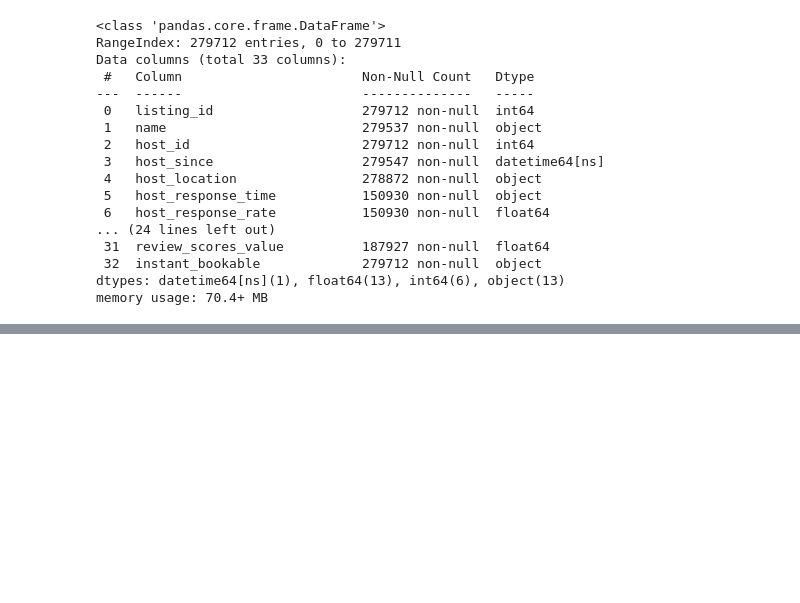
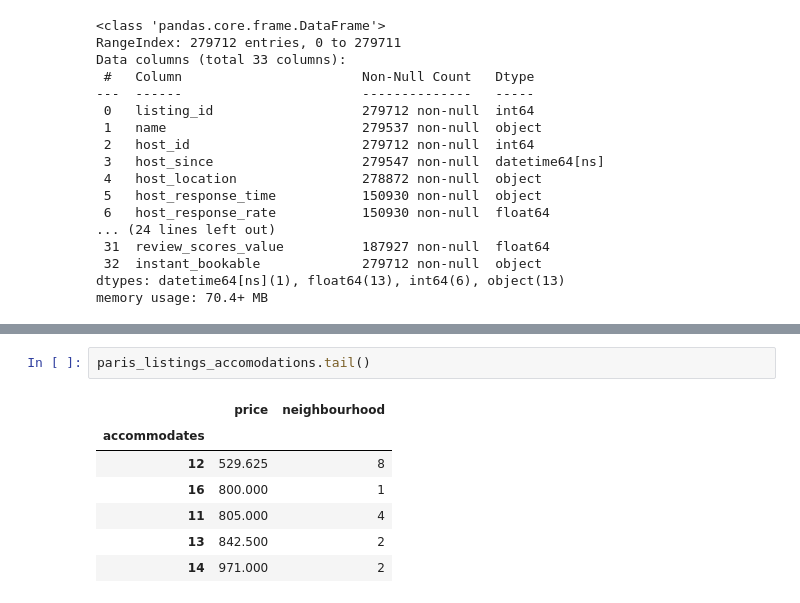
Before and after one commit to gtshinde/airbnb_python_analysis, a Jupyter notebook: airbnb_notebook.ipynb, the cells around one changed output, grey strips where cells are left out. Drawn from its saved outputs; the diff is of its cells as text; blank space fills up the shorter version.

```diff
--- a/airbnb_notebook.ipynb
+++ b/airbnb_notebook.ipynb
@@ -86,0 +230,10 @@ paris_lisiting_df.head()
+# %%
+paris_listings_accomodations.tail()
+# %% [output]
+|  | price | neighbourhood |
+| accommodates |  |  |
+| 12 | 529.625 | 8 |
+| 16 | 800.000 | 1 |
+| 11 | 805.000 | 4 |
+| 13 | 842.500 | 2 |
+| 14 | 971.000 | 2 |
```
Also changed, not shown: parts of 23 cells of this notebook.
